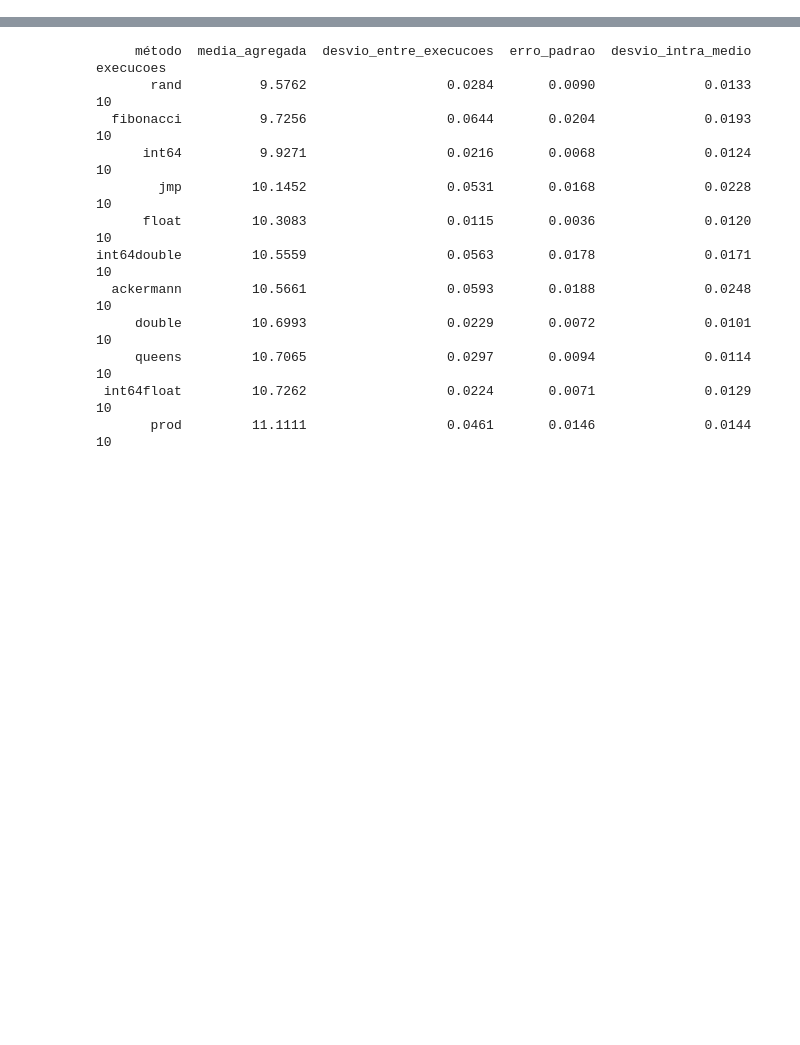
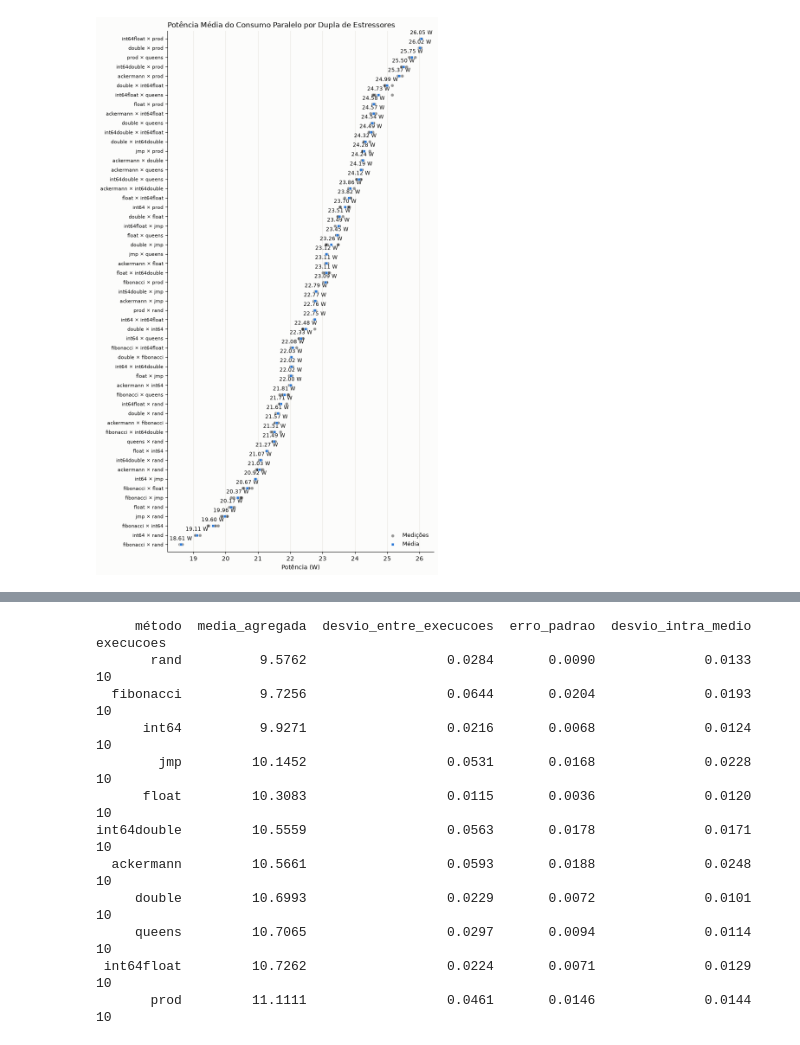
Before and after one commit to luizpcsilva/LECOS, a Jupyter notebook: dados/filtro.ipynb, the cells around one changed output, grey strips where cells are left out. Cells and saved outputs as stored; diff of their text form; code cells hidden in the pictures; blank space fills up the shorter version.

Commit message:
adiciona graficos

```diff
--- a/dados/filtro.ipynb
+++ b/dados/filtro.ipynb
@@ -103,3 +99,48 @@ print(filtrado)
 106  20260924_154147.csv
 108  20260924_154539.csv
 110  20260924_154931.csv
+# %%
+# grafico de pontos: potencia media do consumo PARALELO, por dupla de
+# estressores. usa paralela.csv (ja processado, com a coluna "par" pronta) —
+# nao reusa o pipeline de regex do sequencial porque ali o agrupamento e por
+# metodo unico, e numa medicao paralela a unidade e a dupla, nao o metodo
+import ast
+
+paralelo = pd.read_csv("paralela.csv", index_col=0)
+paralelo["par"] = paralelo["par"].apply(ast.literal_eval)   # string -> tupla real
+paralelo["rotulo"] = paralelo["par"].apply(lambda p: f"{p[0]} × {p[1]}")
+
+plt.rcParams["figure.facecolor"] = "#fcfcfb"
+plt.rcParams["savefig.facecolor"] = "#fcfcfb"
+plt.rcParams["savefig.transparent"] = False
+
+ordem = paralelo.groupby("rotulo")["Média"].mean().sort_values().index
+
+fig, ax = plt.subplots(figsize=(8, 13))
+for i, dupla in enumerate(ordem):
+    valores = paralelo.loc[paralelo["rotulo"] == dupla, "Média"]
+    ax.scatter(valores, [i] * len(valores), s=26, color="black", alpha=0.4,
+               edgecolors="white", linewidths=0.5, zorder=2,
+               label="Medições" if i == 0 else None)
+    media = valores.mean()
+    ax.scatter([media], [i], s=18, marker="s", color="#2a78d6", edgecolors="white",
+               linewidths=0.5, zorder=3, label="Média" if i == 0 else None)
+    ax.text(media, i + 0.32, f"{media:.2f} W", ha="center", va="bottom",
+            fontsize=8.5, color="black")
+
+ax.set_yticks(range(len(ordem)))
+ax.set_yticklabels(ordem, fontsize=7.8)
+ax.set_ylim(-0.8, len(ordem) - 0.2)
+ax.set_xlabel("Potência (W)")
+ax.set_title("Potência Média do Consumo Paralelo por Dupla de Estressores", loc="left")
+ax.spines[["top", "right"]].set_visible(False)
+ax.grid(axis="x", color="#e8e7e2", linewidth=0.8, zorder=0)
+ax.set_axisbelow(True)
+ax.legend(loc="lower right", frameon=False, fontsize=9)
+fig.patch.set_facecolor("#fcfcfb")
+ax.set_facecolor("#fcfcfb")
+fig.tight_layout()
+fig.savefig("../graficos/consumo-paralelo.png", dpi=200)
+plt.show()
+# %% [output]
+[figure, added]
```
Also changed, not shown: parts of 3 cells of this notebook, 6 other files.
